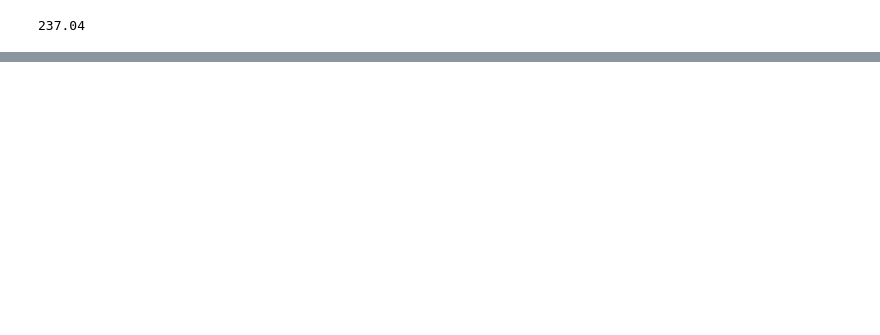
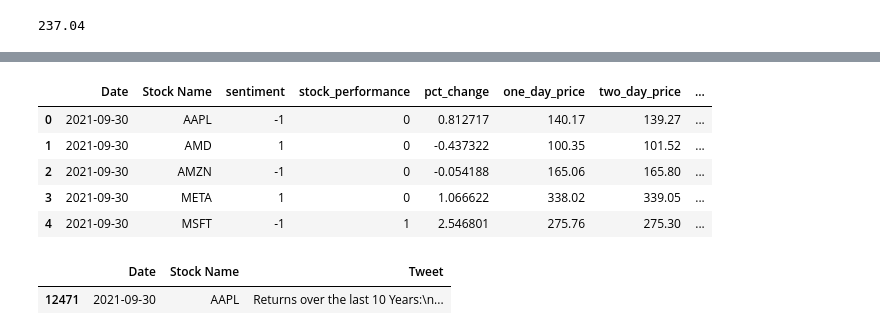
Before and after one commit to rithikkulkarni/ALDA-Course-Project, a Jupyter notebook: more_data_preprocessing.ipynb, the cells around one changed output, grey strips where cells are left out. Drawn from its saved outputs; the diff is of its cells as text; code cells hidden in the pictures; blank space fills up the shorter version.

Commit message:
Filter tweets so only one sentiment and stock performance entry per day

```diff
--- a/more_data_preprocessing.ipynb
+++ b/more_data_preprocessing.ipynb
@@ -541,6 +464,48 @@ balanced_df.head(10)
 | 9 | 2022-05-03 | Anyone ordering a semi? $20k depo... | TSLA | Tesla, Inc. | -1 | 1 | 4.769865 | 300.98 | ... |
 # %%
 balanced_df.to_csv('labeled_stock_tweets_with_historical_prices.csv', index=False)
+# %%
+import pandas as pd
+from statistics import mode
+
+# Group by Date and Stock Name
+grouped = balanced_df.groupby(['Date', 'Stock Name'])
+
+# Define aggregation for each column
+agg_dict = {
+    'Label': mode,
+    'stock_label': 'first',
+    'pct_change': 'first',
+    'one_day_price': 'first',
+    'two_day_price': 'first',
+    'three_day_price': 'first',
+    'historical_price': 'first'
+}
+
+# Perform the aggregation
+filtered_df = grouped.agg(agg_dict).reset_index()
+filtered_df['sentiment'] = filtered_df['Label']
+filtered_df.rename(columns={'Label': 'sentiment', 'stock_label': 'stock_performance'}, inplace=True)
+filtered_df.to_csv('filtered_stocks.csv', index=False)
+filtered_df.head(5)
+# %% [output]
+|  | Date | Stock Name | sentiment | stock_performance | pct_change | one_day_price | two_day_price | ... |
+| 0 | 2021-09-30 | AAPL | -1 | 0 | 0.812717 | 140.17 | 139.27 | ... |
+| 1 | 2021-09-30 | AMD | 1 | 0 | -0.437322 | 100.35 | 101.52 | ... |
+| 2 | 2021-09-30 | AMZN | -1 | 0 | -0.054188 | 165.06 | 165.80 | ... |
+| 3 | 2021-09-30 | META | 1 | 0 | 1.066622 | 338.02 | 339.05 | ... |
+| 4 | 2021-09-30 | MSFT | -1 | 1 | 2.546801 | 275.76 | 275.30 | ... |
+# %%
+aapl_tweets = balanced_df[
+    (balanced_df['Stock Name'] == 'AAPL') &
+    (pd.to_datetime(balanced_df['Date']).dt.date == pd.to_datetime('2021-09-30').date())
+]
+
+# Display the results
+aapl_tweets[['Date', 'Stock Name', 'Tweet']]
+# %% [output]
+|  | Date | Stock Name | Tweet |
+| 12471 | 2021-09-30 | AAPL | Returns over the last 10 Years:\n... |
 # %%
 from google.colab import drive
 drive.mount('/content/drive')
```
Also changed, not shown: parts of 4 cells of this notebook.
